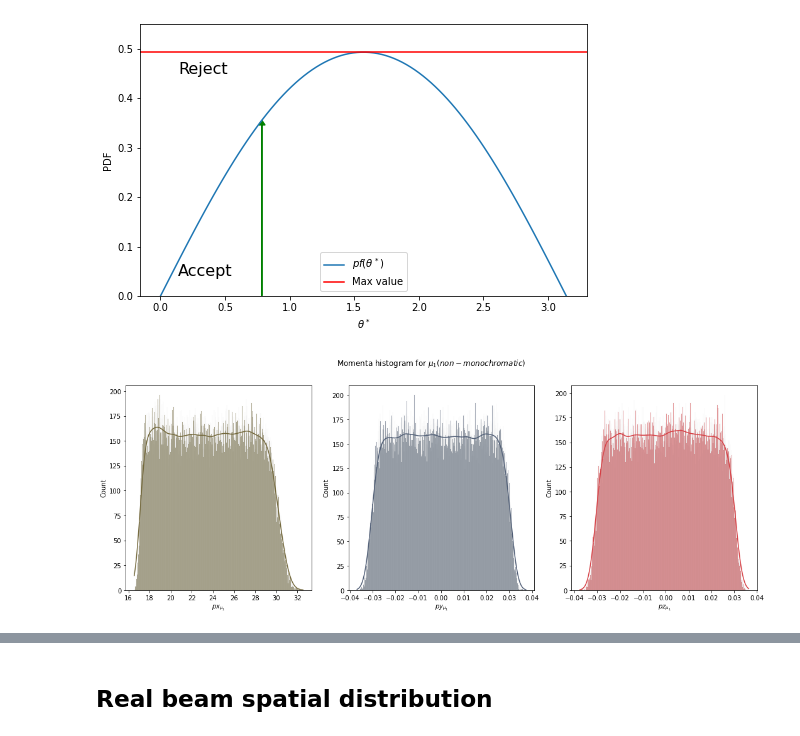
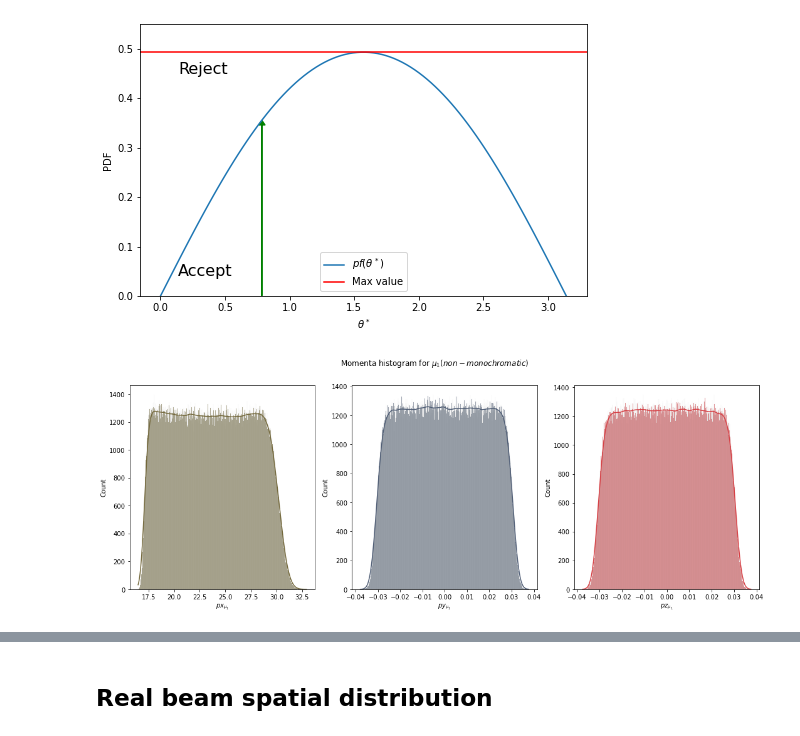
Before and after one commit to PhysicsOfData/LCP_projects_Y3, a Jupyter notebook: Project.ipynb, the cells around one changed output, grey strips where cells are left out. Cells and saved outputs as stored; diff of their text form; code cells hidden in the pictures.

```diff
--- a/Project.ipynb
+++ b/Project.ipynb
@@ -495,10 +493,10 @@ plt.show()
 # %%
 #generating energies in CoM (s=220**2 )
 
-#48400: s=220**2=48400
+#48400: s=220**2=48400 middle energy
 #500: std_dev of the gaussian distribution
-#200294: Number of generated events
-energies_gauss = np.random.normal(48400 , 500, 200294)
+#2*N: Number of generated events
+energies_gauss = np.random.normal(48400, 500, 2*N)
 
 
 #we are sufficiently (>3 sigma) far from threshold. Pair production threshold is ok
@@ -514,10 +512,7 @@ df_energies_real_beam["label"]  = df_energies_real_beam.angles[df_energies_real_
 df_energies_real_beam = df_energies_real_beam.dropna()
 df_energies_real_beam = df_energies_real_beam.iloc[:N] #Taking only the first N values
 
-
-events = mc_df_sampling(df_energies_real_beam, m_e, m_muon)
-
-df = pd.DataFrame(events.T, columns = [
+df_events_real_beam = pd.DataFrame(mc_df_sampling(df_energies_real_beam, m_e, m_muon).T, columns = [
                               '$px_{\mu_1}$',
                               '$py_{\mu_1}$',
                               '$pz_{\mu_1}$',
@@ -529,30 +524,30 @@ df = pd.DataFrame(events.T, columns = [
 # %%
 fig, ax = plt.subplots(1,3, figsize = (18,6))
 
 #px
-sns.histplot(df['$px_{\mu_1}$']/1000,
+sns.histplot(df_events_real_beam['$px_{\mu_1}$']/1000,
              ax = ax[0],
              bins = int(np.sqrt(N)),
              kde = True,
              color = '#73683B'
             )
 #py
-sns.histplot(df['$py_{\mu_1}$']/1000,
+sns.histplot(df_events_real_beam['$py_{\mu_1}$']/1000,
              ax = ax[1],
              bins = int(np.sqrt(N)),
              kde = True,
              color = '#4F5D75'
             )
 #pz
-sns.histplot(df['$pz_{\mu_1}$']/1000,
+sns.histplot(df_events_real_beam['$pz_{\mu_1}$']/1000,
              ax = ax[2],
              bins = int(np.sqrt(N)),
              kde = True,
              color = '#D64045'
             )
 
 plt.suptitle('Momenta histogram for $\mu_1 (non-monochromatic) $')
 
 plt.show()
 # %% [output]
-[figure, old version]
+[figure, new version]
```
Also changed, not shown: parts of 29 cells of this notebook.
